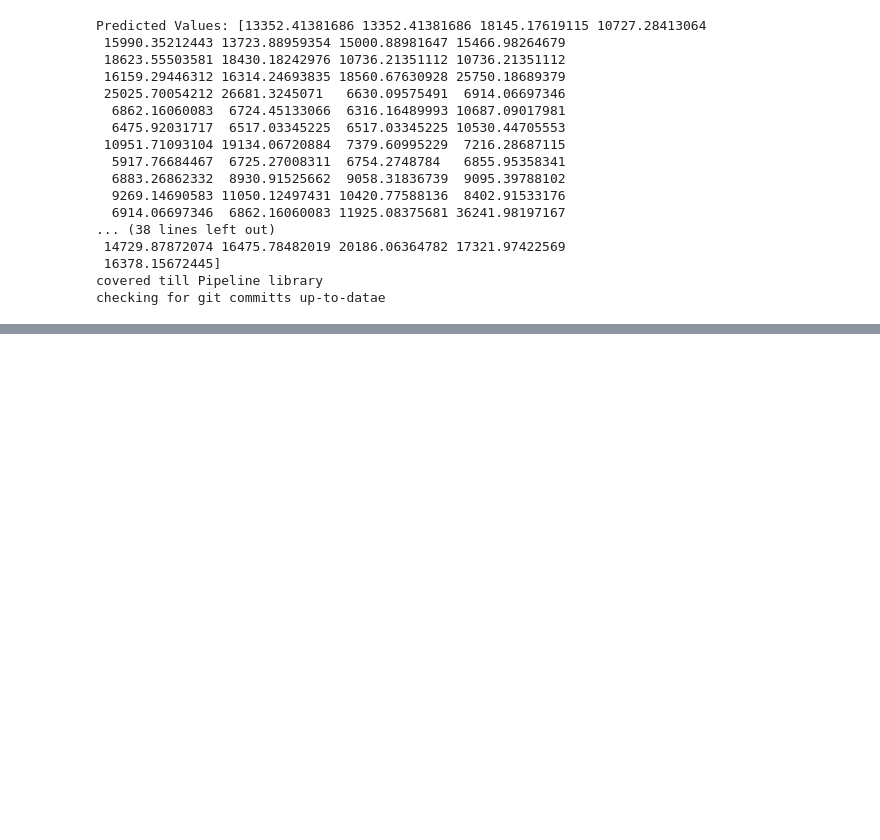
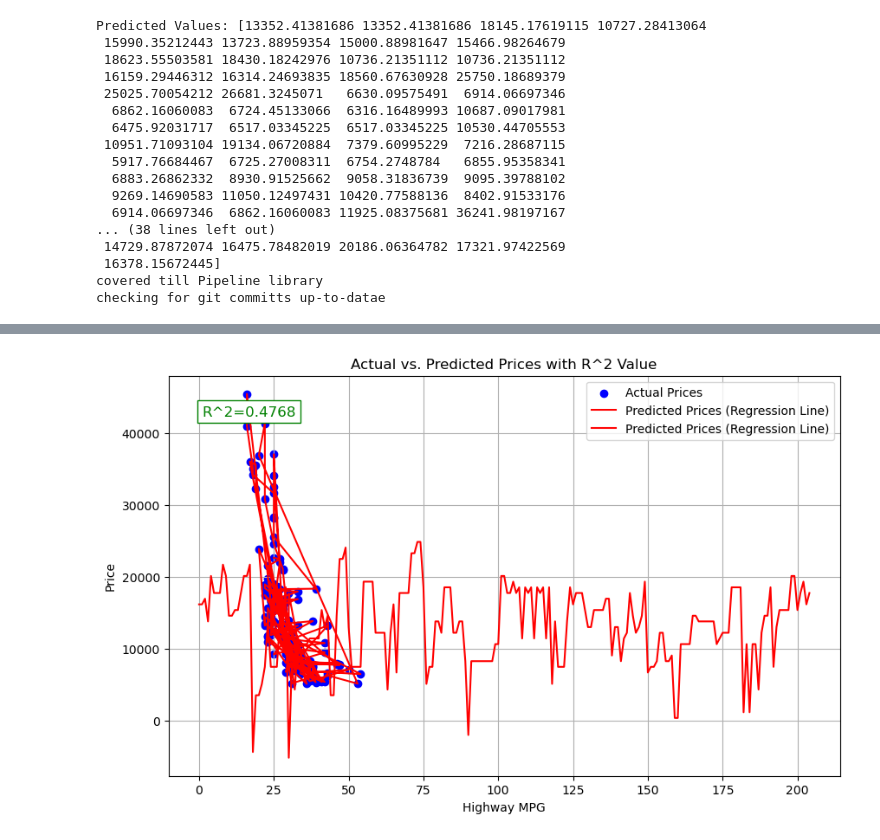
Before and after one commit to JohnN9323/Python-AI-AGI, a Jupyter notebook: Data_Science/AIandDataScience_learnings/Applied_Data_Science_Nerds_Academy.ipynb, the cells around one changed output, grey strips where cells are left out. Cells and saved outputs as stored; diff of their text form; code cells hidden in the pictures; blank space fills up the shorter version.

```diff
--- a/Data_Science/AIandDataScience_learnings/Applied_Data_Science_Nerds_Academy.ipynb
+++ b/Data_Science/AIandDataScience_learnings/Applied_Data_Science_Nerds_Academy.ipynb
@@ -3210,0 +3398,43 @@ print("new changes made in file Applied_Data_Science_Nerds_Academy")
+# %%
+""" PLOTING THE R-SQUARED """
+
+import pandas as pd
+import numpy as np
+import matplotlib.pyplot as plt
+from sklearn.linear_model import LinearRegression
+
+df1.replace('?', np.nan, inplace=True)
+
+df1['highway-mpg'] = pd.to_numeric(df1['highway-mpg'], errors='coerce')
+df1['price'] = pd.to_numeric(df1['price'], errors='coerce')
+
+df1['highway-mpg'].fillna(df1['highway-mpg'].mean(), inplace=True)
+df1['price'].fillna(df1['price'].mean(), inplace=True)
+
+X = df1[['highway-mpg']]
+Y = df1['price']
+
+lm = LinearRegression()
+lm.fit(X,Y)
+
+#calculate predicted prices and R^2 value
+Y_predic_simple_fit = lm.predict(X)
+R_square_value =lm.score(X,Y)
+
+# Plot actual vs predicted prices and disply  R-Square value
+plt.figure(figsize=(10,6))
+plt.scatter(X, Y, color='blue', label='Actual Prices')
+plt.plot(X, Y, Y_predict_simple_fit, color='red', label= 'Predicted Prices (Regression Line)')
+
+# Display the R^2 value on the plot
+plt.text(0.05,0.9, f'R^2={R_square_value:.4f}', transform=plt.gca().transAxes, fontsize=12, color ='green',
+         bbox=dict(facecolor='white',edgecolor='green'))
+
+plt.xlabel('Highway MPG')
+plt.ylabel('Price')
+plt.title('Actual vs. Predicted Prices with R^2 Value')
+plt.legend()
+plt.grid(True)
+plt.show()
+# %% [output]
+[figure, added]
```
Also changed, not shown: parts of 46 cells of this notebook, 13 other files.
